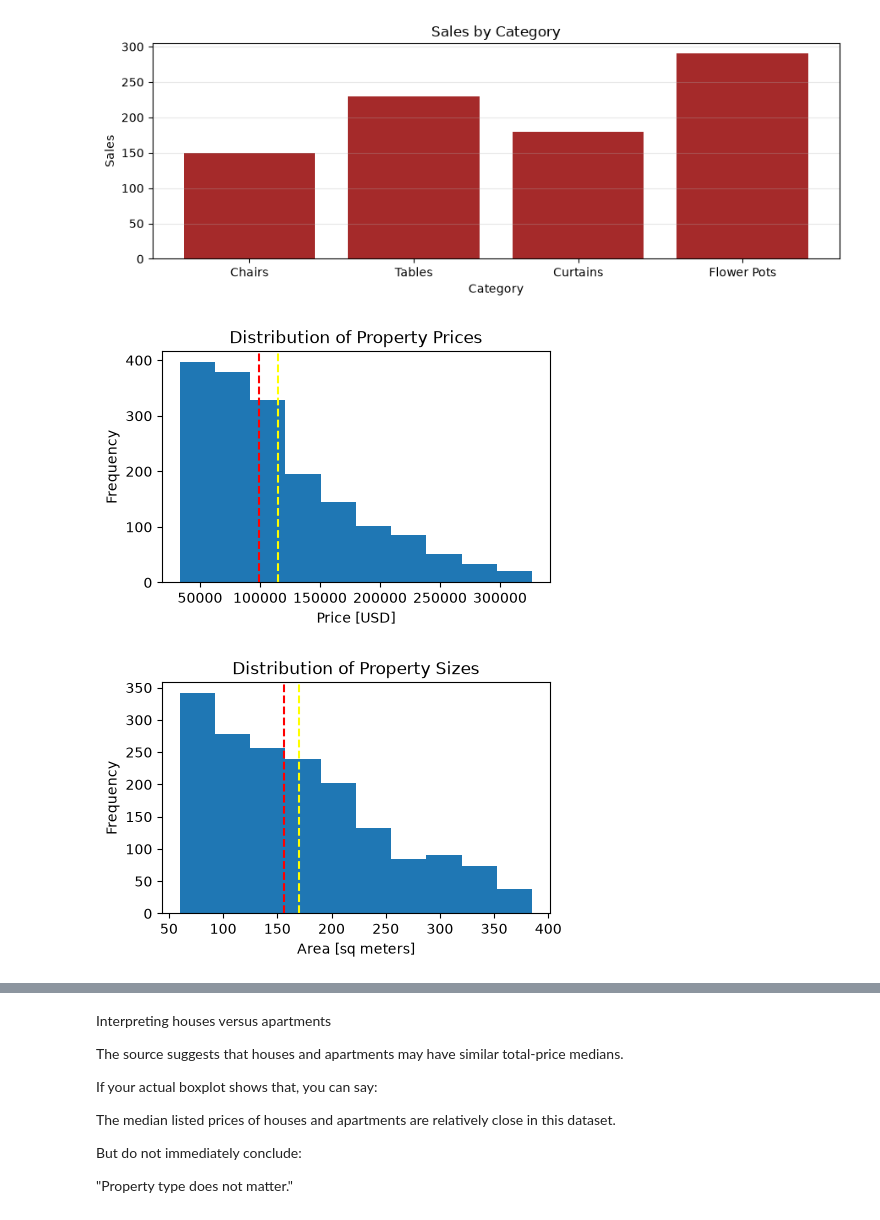
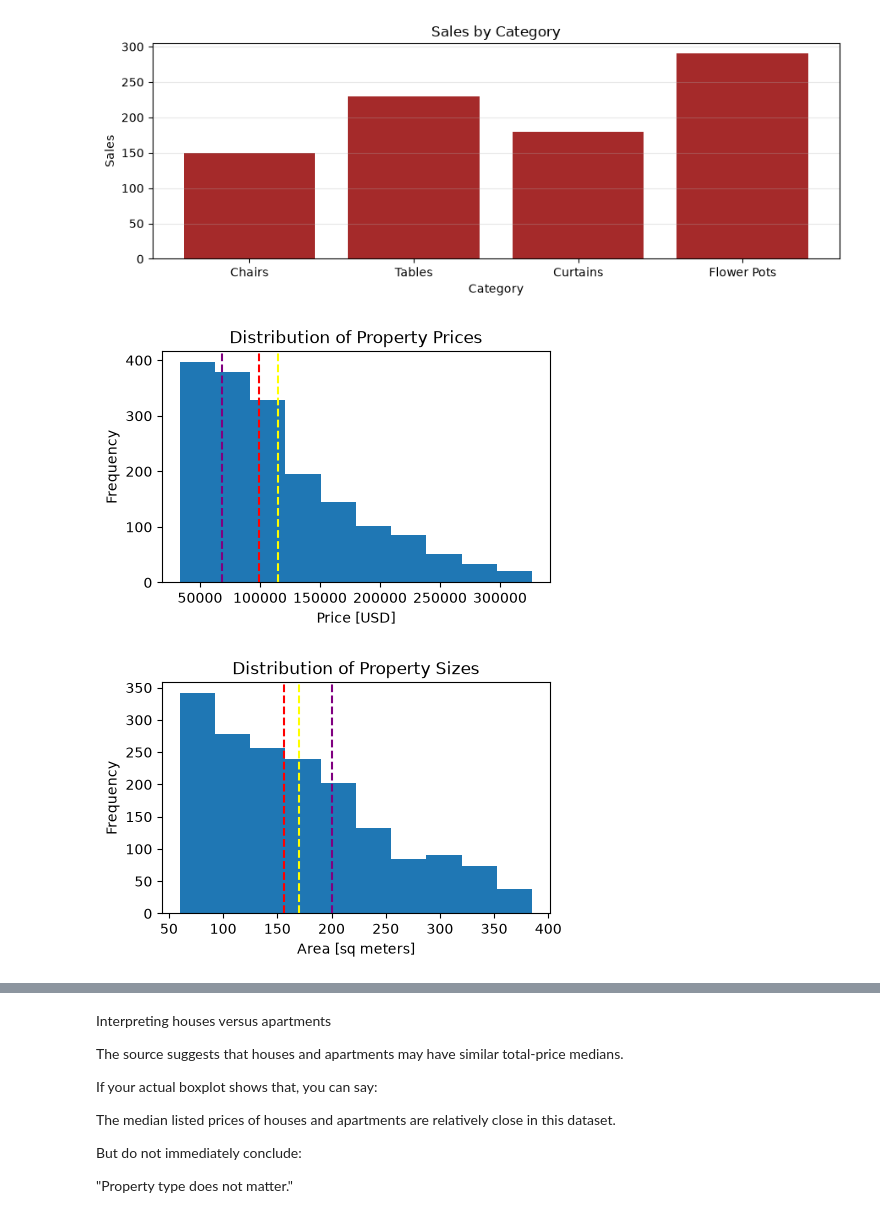
Before and after one commit to igris-nuel/ai-engineering-journey, a Jupyter notebook: projects/02-real-estate-regression/notebooks/02_visualizing_housing_data.ipynb, the cells around one changed output, grey strips where cells are left out. Saved outputs shown, nothing was run; the diff lists cells and outputs as text; code cells hidden in the pictures.

```diff
--- a/projects/02-real-estate-regression/notebooks/02_visualizing_housing_data.ipynb
+++ b/projects/02-real-estate-regression/notebooks/02_visualizing_housing_data.ipynb
@@ -32,32 +32,34 @@ plt.show()
 # %%
 import matplotlib.pyplot as plt
 import pandas as pd
 
 data_path = "../data/mexico-real-estate-combined-clean.csv"
 
 df = pd.read_csv(data_path)
 
 fig, ax = plt.subplots(figsize=(5, 3))
 
 ax.hist(df["price_usd"])
 ax.axvline(df["price_usd"].median(), color="red", linestyle="--")
 ax.axvline(df["price_usd"].mean(), color="yellow", linestyle="--")
+ax.axvline(df["price_usd"].mode()[0], color="purple", linestyle="--" )
 ax.set_xlabel("Price [USD]")
 ax.set_ylabel("Frequency")
 ax.set_title("Distribution of Property Prices")
 plt.show()
 
 fig, ax = plt.subplots(figsize=(5, 3))
 ax.hist(df["area_m2"])
 ax.axvline(df["area_m2"].median(), color="red", linestyle="--")
 ax.axvline(df["area_m2"].mean(), color="yellow", linestyle="--" )
+ax.axvline(df["area_m2"].mode()[0], color="purple", linestyle="--" )
 ax.set_xlabel("Area [sq meters]")
 ax.set_ylabel("Frequency")
 ax.set_title("Distribution of Property Sizes")
 plt.show()
 # %% [output]
-[figure, old version]
+[figure, new version]
-[figure, old version]
+[figure, new version]
 # %%
 # boxplot
 
```
Also changed, not shown: parts of 2 cells of this notebook, 11 other files.
